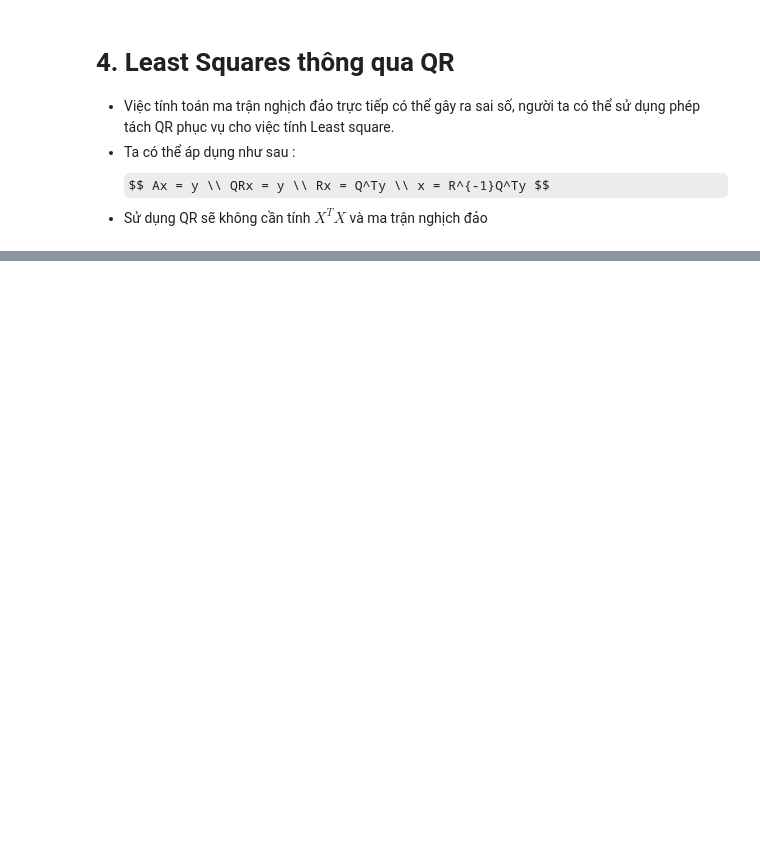
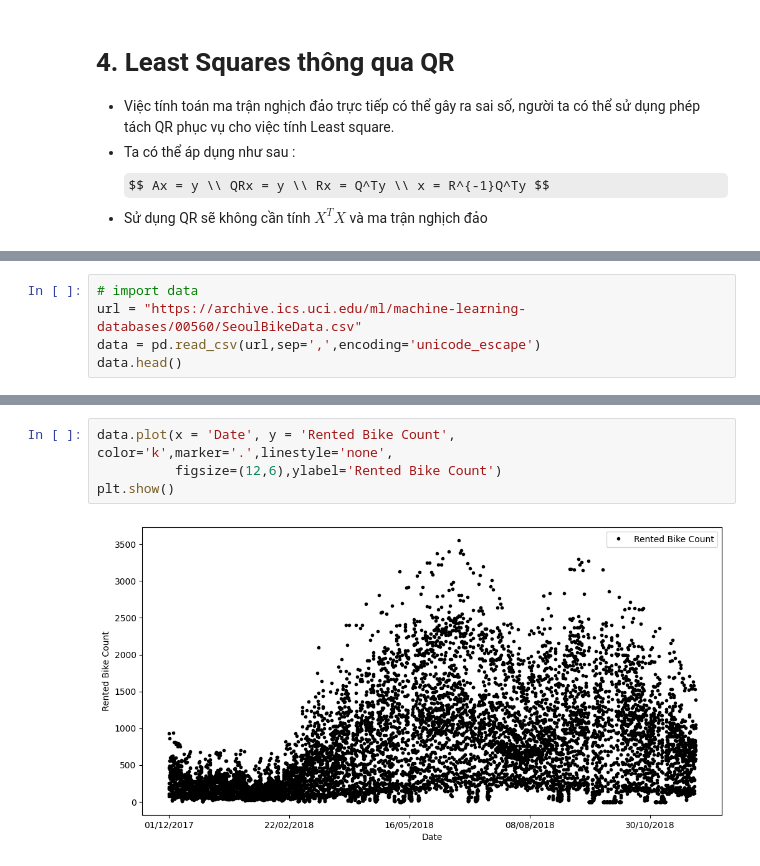
Before and after one commit to trungviet17/Math4AI, a Jupyter notebook: Linear_Algebra/Note/General_Linear_Model_and_Least_Squares.ipynb, the cells around one changed output, grey strips where cells are left out. Saved outputs shown, nothing was run; the diff lists cells and outputs as text; some formulas as TeX source; blank space fills up the shorter version.

```diff
--- a/Linear_Algebra/Note/General_Linear_Model_and_Least_Squares.ipynb
+++ b/Linear_Algebra/Note/General_Linear_Model_and_Least_Squares.ipynb
@@ -208,0 +216,5 @@ MSE: [91222.36115743]
+# %%
+# import data
+url = "https://archive.ics.uci.edu/ml/machine-learning-databases/00560/SeoulBikeData.csv"
+data = pd.read_csv(url,sep=',',encoding='unicode_escape')
+data.head()
@@ -208,0 +228,6 @@ MSE: [91222.36115743]
+# %%
+data.plot(x = 'Date', y = 'Rented Bike Count', color='k',marker='.',linestyle='none',
+          figsize=(12,6),ylabel='Rented Bike Count')
+plt.show()
+# %% [output]
+[figure, added]
```
Also changed, not shown: parts of 40 cells of this notebook, 1 other file.
